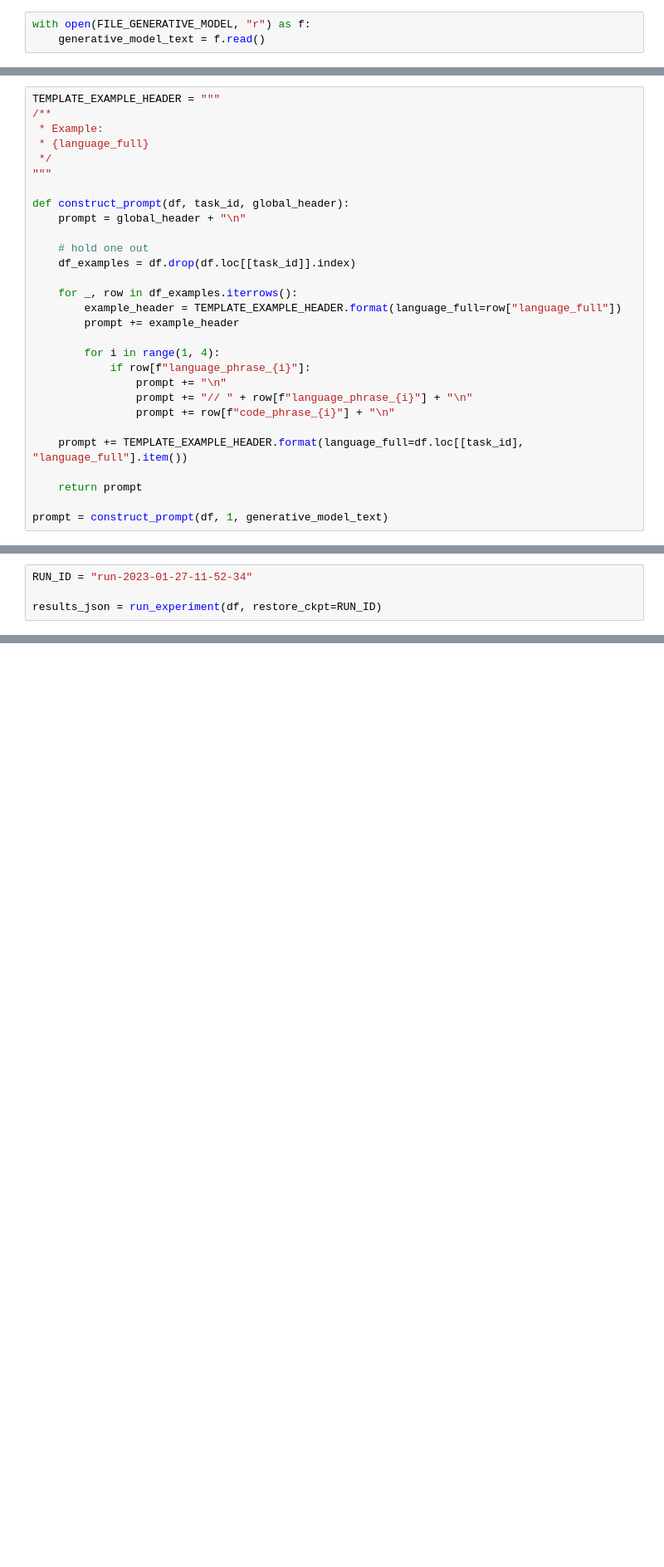
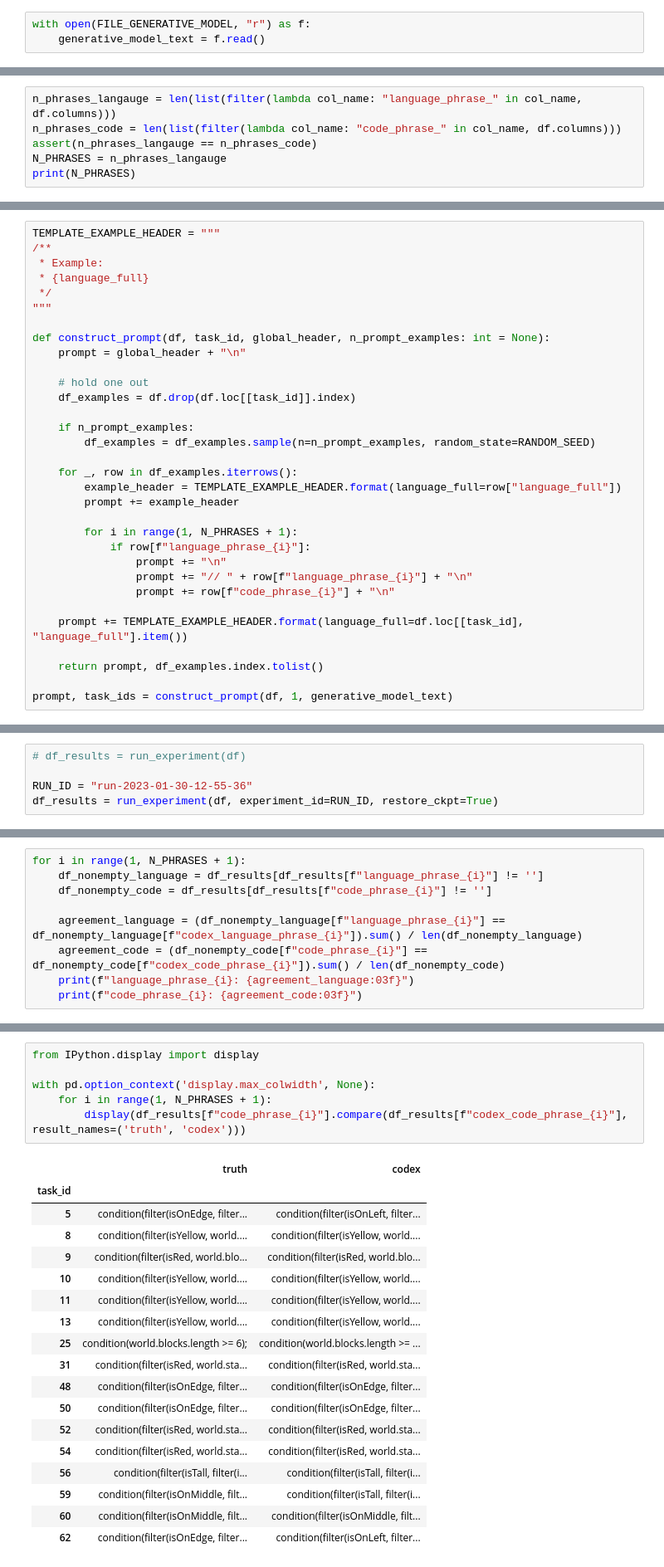
Before and after one commit to cedzhang/physical-language-understanding, a Jupyter notebook: prompting/codex_prompting.ipynb, the cells around one changed output, grey strips where cells are left out. Shown at 83% size. Drawn from its saved outputs; the diff is of its cells as text; blank space fills up the shorter version.

```diff
--- a/prompting/codex_prompting.ipynb
+++ b/prompting/codex_prompting.ipynb
@@ -66,0 +80,6 @@ df
+# %%
+n_phrases_langauge = len(list(filter(lambda col_name: "language_phrase_" in col_name, df.columns)))
+n_phrases_code = len(list(filter(lambda col_name: "code_phrase_" in col_name, df.columns)))
+assert(n_phrases_langauge == n_phrases_code)
+N_PHRASES = n_phrases_langauge
+print(N_PHRASES)
@@ -72,17 +93,20 @@ TEMPLATE_EXAMPLE_HEADER = """
  */
 """
 
-def construct_prompt(df, task_id, global_header):
+def construct_prompt(df, task_id, global_header, n_prompt_examples: int = None):
     prompt = global_header + "\n"
 
     # hold one out
     df_examples = df.drop(df.loc[[task_id]].index)
 
+    if n_prompt_examples:
+        df_examples = df_examples.sample(n=n_prompt_examples, random_state=RANDOM_SEED)
+
     for _, row in df_examples.iterrows():
         example_header = TEMPLATE_EXAMPLE_HEADER.format(language_full=row["language_full"])
         prompt += example_header
 
-        for i in range(1, 4):
+        for i in range(1, N_PHRASES + 1):
             if row[f"language_phrase_{i}"]:
                 prompt += "\n"
                 prompt += "// " + row[f"language_phrase_{i}"] + "\n"
@@ -90,8 +114,8 @@ def construct_prompt(df, task_id, global_header):
 
     prompt += TEMPLATE_EXAMPLE_HEADER.format(language_full=df.loc[[task_id], "language_full"].item())
 
-    return prompt
+    return prompt, df_examples.index.tolist()
 
-prompt = construct_prompt(df, 1, generative_model_text)
+prompt, task_ids = construct_prompt(df, 1, generative_model_text)
 # %%
 print(f"{prompt}")
@@ -189,4 +214,5 @@ def run_experiment(df: pd.DataFrame, restore_ckpt: str = None):
 # %%
-RUN_ID = "run-2023-01-27-11-52-34"
+# df_results = run_experiment(df)
 
-results_json = run_experiment(df, restore_ckpt=RUN_ID)
+RUN_ID = "run-2023-01-30-12-55-36"
+df_results = run_experiment(df, experiment_id=RUN_ID, restore_ckpt=True)
@@ -247,0 +236,9 @@ df.join(df_results)
+# %%
+for i in range(1, N_PHRASES + 1):
+    df_nonempty_language = df_results[df_results[f"language_phrase_{i}"] != '']
+    df_nonempty_code = df_results[df_results[f"code_phrase_{i}"] != '']
+
+    agreement_language = (df_nonempty_language[f"language_phrase_{i}"] == df_nonempty_language[f"codex_language_phrase_{i}"]).sum() / len(df_nonempty_language)
+    agreement_code = (df_nonempty_code[f"code_phrase_{i}"] == df_nonempty_code[f"codex_code_phrase_{i}"]).sum() / len(df_nonempty_code)
+    print(f"language_phrase_{i}: {agreement_language:03f}")
+    print(f"code_phrase_{i}: {agreement_code:03f}")
@@ -247,0 +254,25 @@ df.join(df_results)
+# %%
+from IPython.display import display
+
+with pd.option_context('display.max_colwidth', None):
+    for i in range(1, N_PHRASES + 1):
+        display(df_results[f"code_phrase_{i}"].compare(df_results[f"codex_code_phrase_{i}"], result_names=('truth', 'codex')))
+# %% [output]
+|  | truth | codex |
+| task_id |  |  |
+| 5 | condition(filter(isOnEdge, filter... | condition(filter(isOnLeft, filter... |
+| 8 | condition(filter(isYellow, world.... | condition(filter(isYellow, world.... |
+| 9 | condition(filter(isRed, world.blo... | condition(filter(isRed, world.blo... |
+| 10 | condition(filter(isYellow, world.... | condition(filter(isYellow, world.... |
+| 11 | condition(filter(isYellow, world.... | condition(filter(isYellow, world.... |
+| 13 | condition(filter(isYellow, world.... | condition(filter(isYellow, world.... |
+| 25 | condition(world.blocks.length >= 6); | condition(world.blocks.length >= ... |
+| 31 | condition(filter(isRed, world.sta... | condition(filter(isRed, world.sta... |
+| 48 | condition(filter(isOnEdge, filter... | condition(filter(isOnEdge, filter... |
+| 50 | condition(filter(isOnEdge, filter... | condition(filter(isOnEdge, filter... |
+| 52 | condition(filter(isRed, world.sta... | condition(filter(isRed, world.sta... |
+| 54 | condition(filter(isRed, world.sta... | condition(filter(isRed, world.sta... |
+| 56 | condition(filter(isTall, filter(i... | condition(filter(isTall, filter(i... |
+| 59 | condition(filter(isOnMiddle, filt... | condition(filter(isTall, filter(i... |
+| 60 | condition(filter(isOnMiddle, filt... | condition(filter(isOnMiddle, filt... |
+| 62 | condition(filter(isOnEdge, filter... | condition(filter(isOnLeft, filter... |
```
Also changed, not shown: parts of 16 cells of this notebook, 2 other files.
